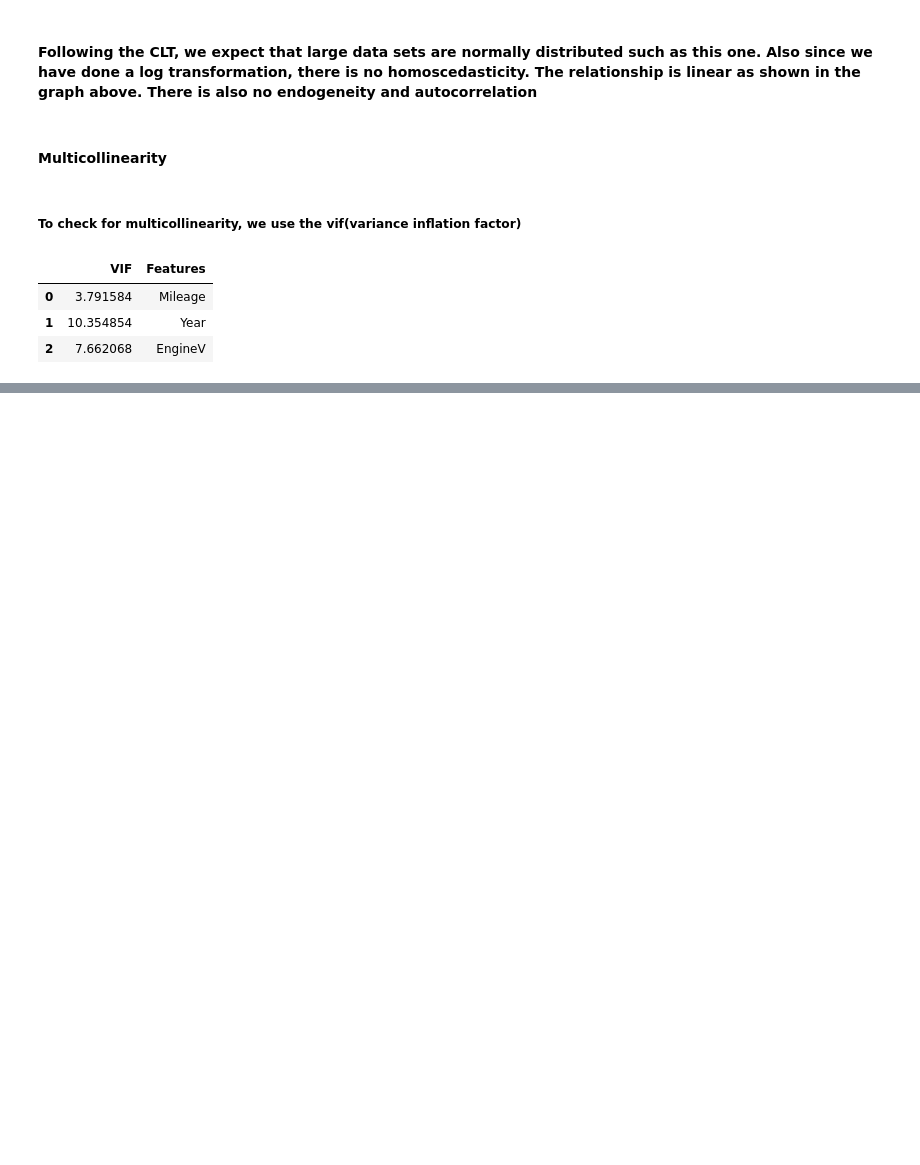
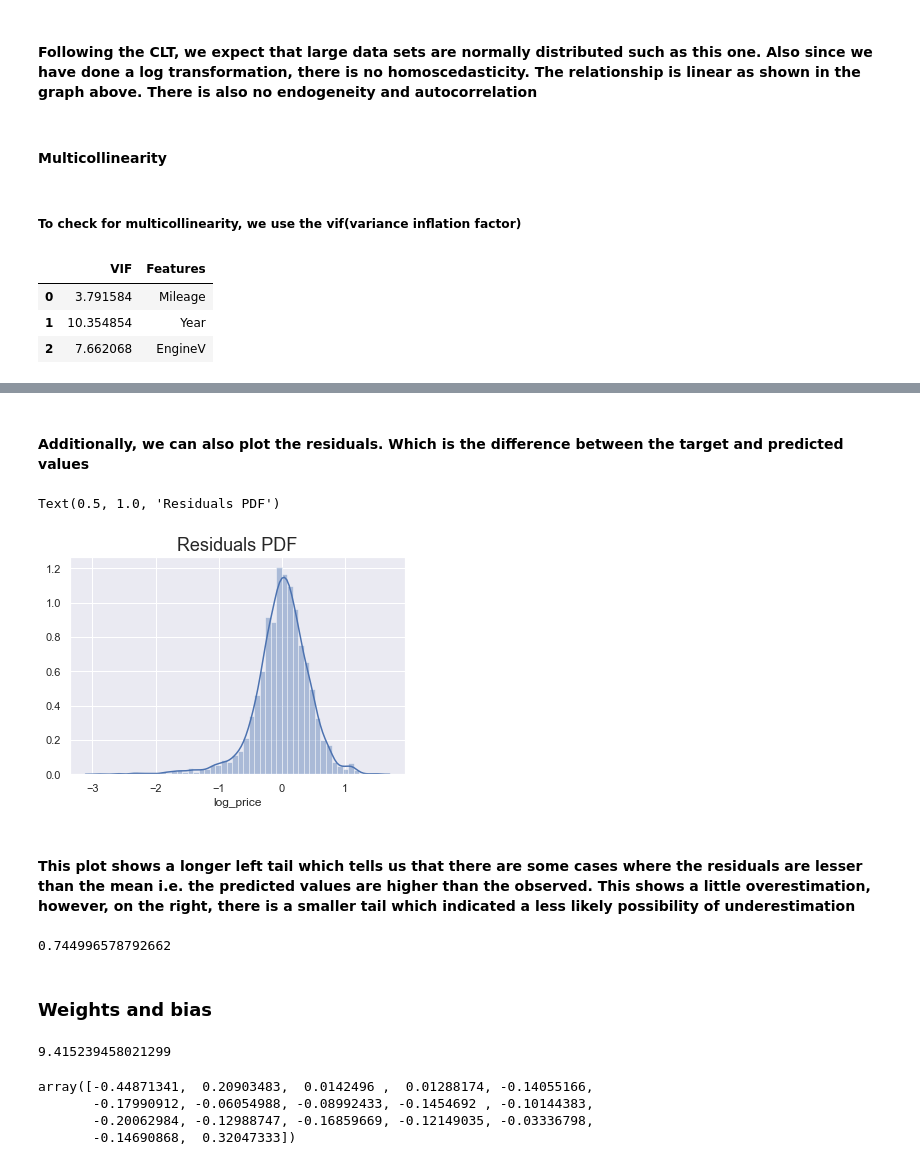
Before and after one commit to liyi54/regressions, a Jupyter notebook: Practical Example Linear Regression.ipynb, the cells around one changed output, grey strips where cells are left out. Saved outputs shown, nothing was run; the diff lists cells and outputs as text; code cells hidden in the pictures; blank space fills up the shorter version.

```diff
--- a/Practical Example Linear Regression.ipynb
+++ b/Practical Example Linear Regression.ipynb
@@ -228,0 +341,27 @@ data_no_multicollinearity = data_cleaned.drop(['Year'],axis = 1)
+# %% [markdown]
+#### Additionally, we can also plot the residuals. Which is the difference between the target and predicted values
+# %%
+sns.distplot(y_train - y_hat)
+plt.title('Residuals PDF', size = 18)
+# %% [output]
+Text(0.5, 1.0, 'Residuals PDF')
+[figure, added]
+# %% [markdown]
+#### This plot shows a longer left tail which tells us that there are some cases where the residuals are lesser than the mean i.e. the predicted values are higher than the observed. This shows a little overestimation, however, on the right, there is a smaller tail which indicated a less likely possibility of underestimation
+# %%
+reg.score(x_train,y_train)
+# %% [output]
+0.744996578792662
+# %% [markdown]
+### Weights and bias
+# %%
+reg.intercept_
+# %% [output]
+9.415239458021299
+# %%
+reg.coef_
+# %% [output]
+array([-0.44871341,  0.20903483,  0.0142496 ,  0.01288174, -0.14055166,
+       -0.17990912, -0.06054988, -0.08992433, -0.1454692 , -0.10144383,
+       -0.20062984, -0.12988747, -0.16859669, -0.12149035, -0.03336798,
+       -0.14690868,  0.32047333])
```
Also changed, not shown: parts of 32 cells of this notebook.
